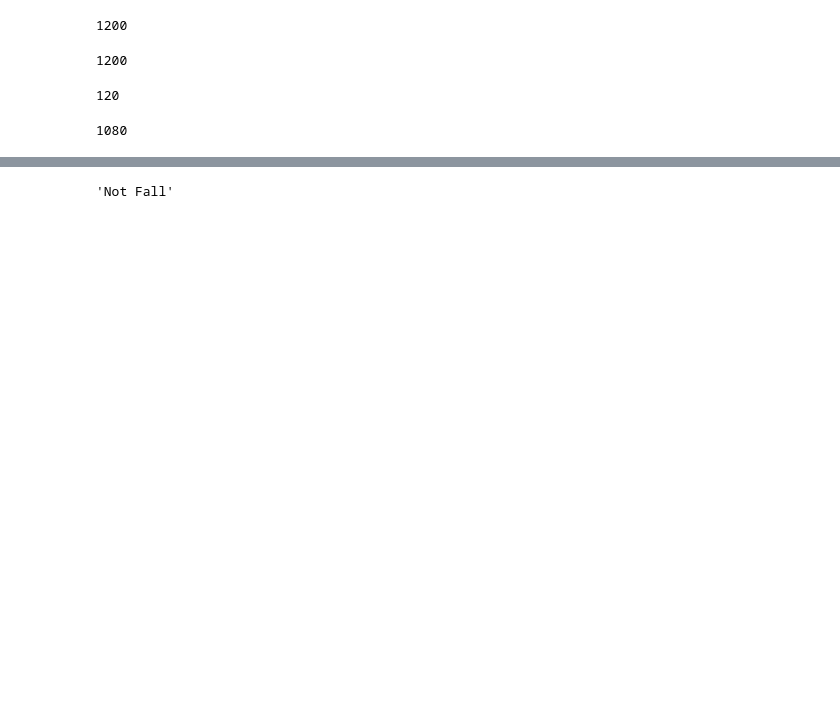
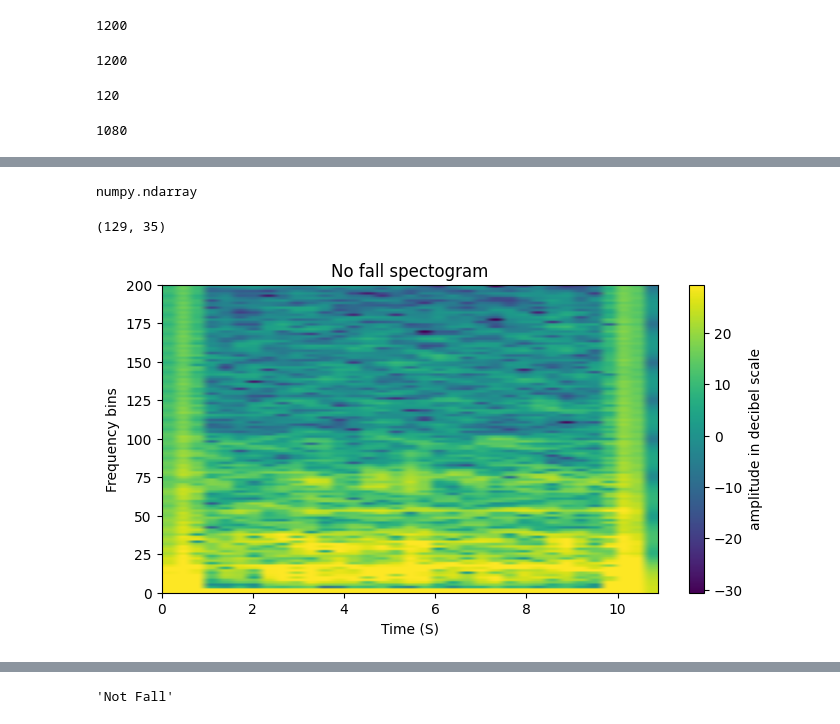
Before and after one commit to Vatnelid-Master-Project/data-analysis, a Jupyter notebook: first-pipline-model.ipynb, the cells around one changed output, grey strips where cells are left out. Saved outputs shown, nothing was run; the diff lists cells and outputs as text; code cells hidden in the pictures; blank space fills up the shorter version.

```diff
--- a/first-pipline-model.ipynb
+++ b/first-pipline-model.ipynb
@@ -295,3 +106,20 @@ tu = TorchUtil(all_spectrograms=spec,
                EPS=EPS,
                FLOOR_DB=FLOOR_DB,
                TARGET_HW=TARGET_HW)
+# %%
+type(spec[4])
+# %% [output]
+numpy.ndarray
+# %%
+spec[4].shape
+# %% [output]
+(129, 35)
+# %%
+from plot_util import PlotUtil
+
+plotUtil = PlotUtil(spectrograms=spec)
+# %%
+# Sxx_db: (F, T)
+plotUtil.show_spec(4, "No fall spectogram")
+# %% [output]
+[figure, added]
```
Also changed, not shown: parts of 31 cells of this notebook, 4 other files.
